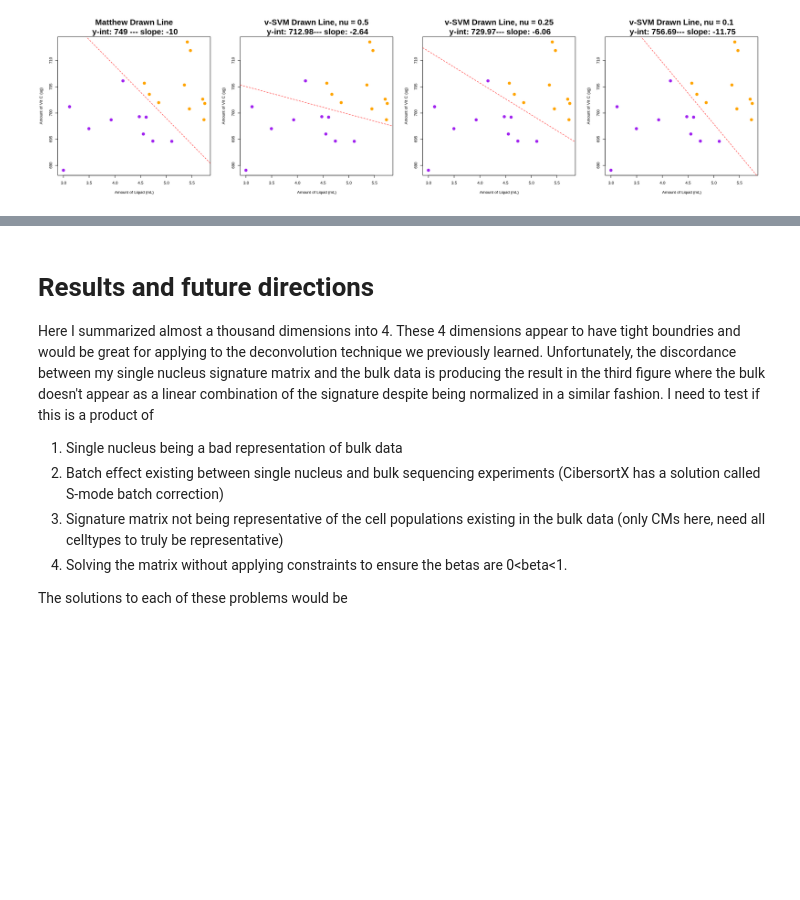
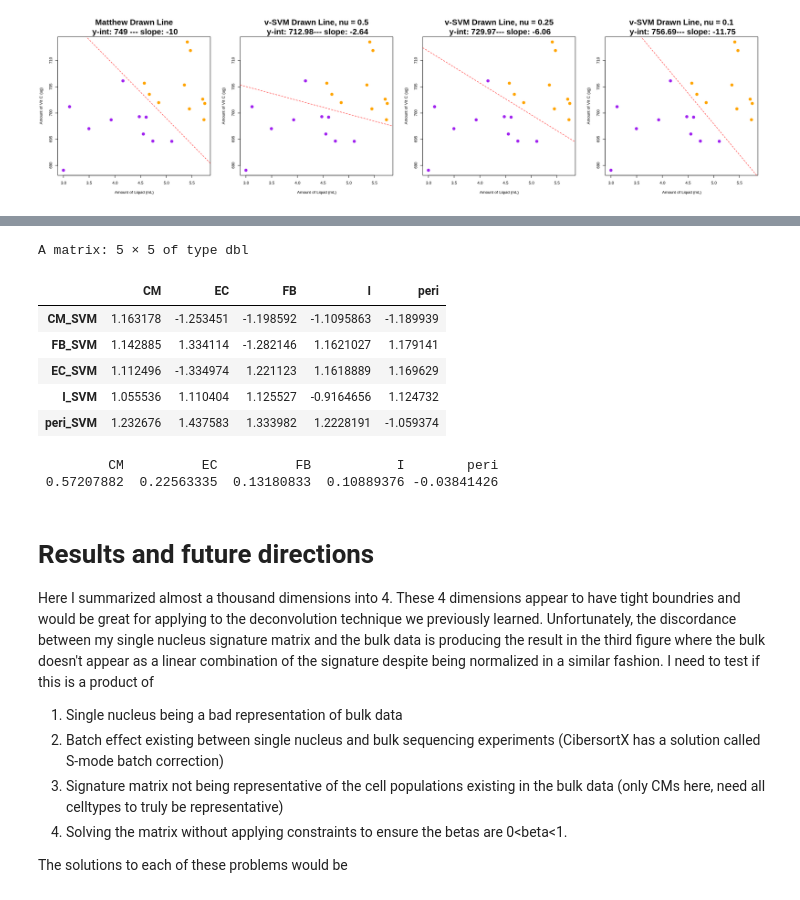
Before and after one commit to Matthew1309/Intuitions, a Jupyter notebook: Statistics/SVM/SVM_explaination.ipynb, the cells around one changed output, grey strips where cells are left out. Saved outputs shown, nothing was run; the diff lists cells and outputs as text; code cells hidden in the pictures; blank space fills up the shorter version.

```diff
--- a/Statistics/SVM/SVM_explaination.ipynb
+++ b/Statistics/SVM/SVM_explaination.ipynb
@@ -405,3 +411,21 @@ legend("topright", legend = levels(group), col = 1:length(levels(group)), pch =
+# %%
+A <- t(apply(svm.loadings, MARGIN = 2, function(x) tapply(x, group, mean))); rownames(A) <- paste0(rownames(A), "_SVM"); A
+
+# Vector of constants
+b <- as.numeric(pseudo.bulk.svm.loading)
+
+pred.cell.prop <- solve(A, b)
+(pred.cell.prop / sum(pred.cell.prop))
+# %% [output]
+A matrix: 5 × 5 of type dbl
+|  | CM | EC | FB | I | peri |
+| CM_SVM | 1.163178 | -1.253451 | -1.198592 | -1.1095863 | -1.189939 |
+| FB_SVM | 1.142885 | 1.334114 | -1.282146 | 1.1621027 | 1.179141 |
+| EC_SVM | 1.112496 | -1.334974 | 1.221123 | 1.1618889 | 1.169629 |
+| I_SVM | 1.055536 | 1.110404 | 1.125527 | -0.9164656 | 1.124732 |
+| peri_SVM | 1.232676 | 1.437583 | 1.333982 | 1.2228191 | -1.059374 |
+         CM          EC          FB           I        peri
+ 0.57207882  0.22563335  0.13180833  0.10889376 -0.03841426
 # %% [markdown]
 # Results and future directions
 Here I summarized almost a thousand dimensions into 4. These 4 dimensions appear to have tight boundries and would be great for applying to the deconvolution technique we previously learned. Unfortunately, the discordance between my single nucleus signature matrix and the bulk data is producing the result in the third figure where the bulk doesn't appear as a linear combination of the signature despite being normalized in a similar fashion. I need to test if this is a product of
```
Also changed, not shown: parts of 6 cells of this notebook.
